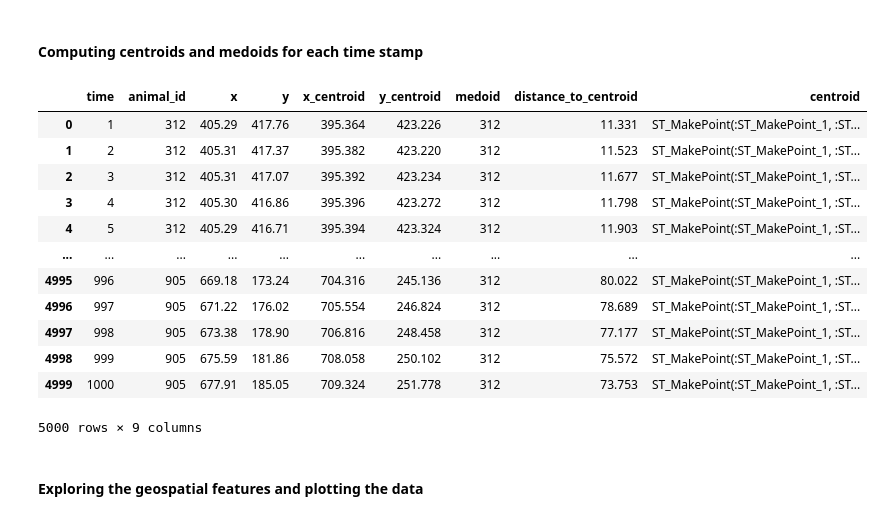
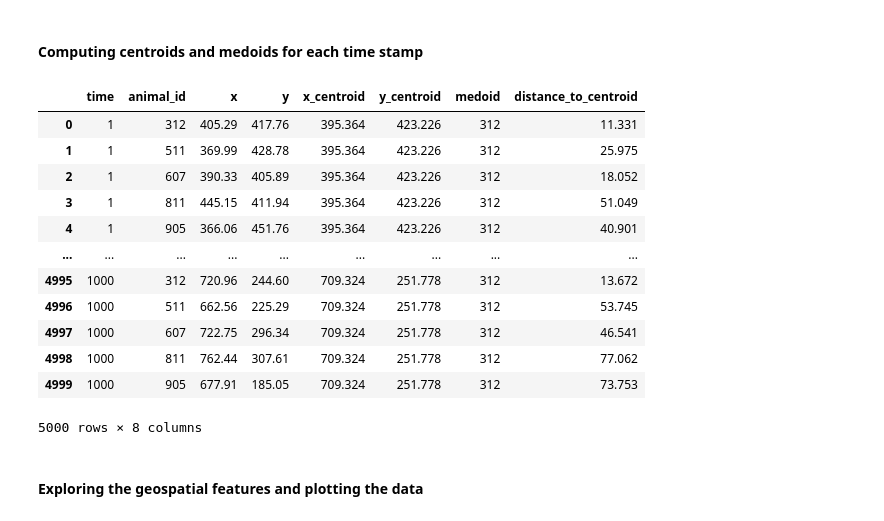
Before and after one commit to dbvis-ukon/movekit, a Jupyter notebook: examples/02_extract_features.ipynb, the cells around one changed output. Saved outputs shown, nothing was run; the diff lists cells and outputs as text; code cells hidden in the pictures.

```diff
--- a/examples/02_extract_features.ipynb
+++ b/examples/02_extract_features.ipynb
@@ -75,21 +92,21 @@ mkit.distance_by_time(data, 3, 5)
 #### Computing centroids and medoids for each time stamp
 # %%
 #Calculates the data point (animal_id) closest to center/centroid/medoid for each time step.
-mkit.centroid_medoid_computation(data, object_output = True)
+mkit.centroid_medoid_computation(data, object_output = False)
 # %% [output]
-|  | time | animal_id | x | y | x_centroid | y_centroid | medoid | distance_to_centroid | centroid |
-| 0 | 1 | 312 | 405.29 | 417.76 | 395.364 | 423.226 | 312 | 11.331 | ST_MakePoint(:ST_MakePoint_1, :ST... |
-| 1 | 2 | 312 | 405.31 | 417.37 | 395.382 | 423.220 | 312 | 11.523 | ST_MakePoint(:ST_MakePoint_1, :ST... |
-| 2 | 3 | 312 | 405.31 | 417.07 | 395.392 | 423.234 | 312 | 11.677 | ST_MakePoint(:ST_MakePoint_1, :ST... |
-| 3 | 4 | 312 | 405.30 | 416.86 | 395.396 | 423.272 | 312 | 11.798 | ST_MakePoint(:ST_MakePoint_1, :ST... |
-| 4 | 5 | 312 | 405.29 | 416.71 | 395.394 | 423.324 | 312 | 11.903 | ST_MakePoint(:ST_MakePoint_1, :ST... |
-| ... | ... | ... | ... | ... | ... | ... | ... | ... | ... |
-| 4995 | 996 | 905 | 669.18 | 173.24 | 704.316 | 245.136 | 312 | 80.022 | ST_MakePoint(:ST_MakePoint_1, :ST... |
-| 4996 | 997 | 905 | 671.22 | 176.02 | 705.554 | 246.824 | 312 | 78.689 | ST_MakePoint(:ST_MakePoint_1, :ST... |
-| 4997 | 998 | 905 | 673.38 | 178.90 | 706.816 | 248.458 | 312 | 77.177 | ST_MakePoint(:ST_MakePoint_1, :ST... |
-| 4998 | 999 | 905 | 675.59 | 181.86 | 708.058 | 250.102 | 312 | 75.572 | ST_MakePoint(:ST_MakePoint_1, :ST... |
-| 4999 | 1000 | 905 | 677.91 | 185.05 | 709.324 | 251.778 | 312 | 73.753 | ST_MakePoint(:ST_MakePoint_1, :ST... |
+|  | time | animal_id | x | y | x_centroid | y_centroid | medoid | distance_to_centroid |
+| 0 | 1 | 312 | 405.29 | 417.76 | 395.364 | 423.226 | 312 | 11.331 |
+| 1 | 1 | 511 | 369.99 | 428.78 | 395.364 | 423.226 | 312 | 25.975 |
+| 2 | 1 | 607 | 390.33 | 405.89 | 395.364 | 423.226 | 312 | 18.052 |
+| 3 | 1 | 811 | 445.15 | 411.94 | 395.364 | 423.226 | 312 | 51.049 |
+| 4 | 1 | 905 | 366.06 | 451.76 | 395.364 | 423.226 | 312 | 40.901 |
+| ... | ... | ... | ... | ... | ... | ... | ... | ... |
+| 4995 | 1000 | 312 | 720.96 | 244.60 | 709.324 | 251.778 | 312 | 13.672 |
+| 4996 | 1000 | 511 | 662.56 | 225.29 | 709.324 | 251.778 | 312 | 53.745 |
+| 4997 | 1000 | 607 | 722.75 | 296.34 | 709.324 | 251.778 | 312 | 46.541 |
+| 4998 | 1000 | 811 | 762.44 | 307.61 | 709.324 | 251.778 | 312 | 77.062 |
+| 4999 | 1000 | 905 | 677.91 | 185.05 | 709.324 | 251.778 | 312 | 73.753 |
-5000 rows × 9 columns
+5000 rows × 8 columns
 # %% [markdown]
 #### Exploring the geospatial features and plotting the data
 # %% [markdown]
```
Also changed, not shown: parts of 6 cells of this notebook, 5 other files.
